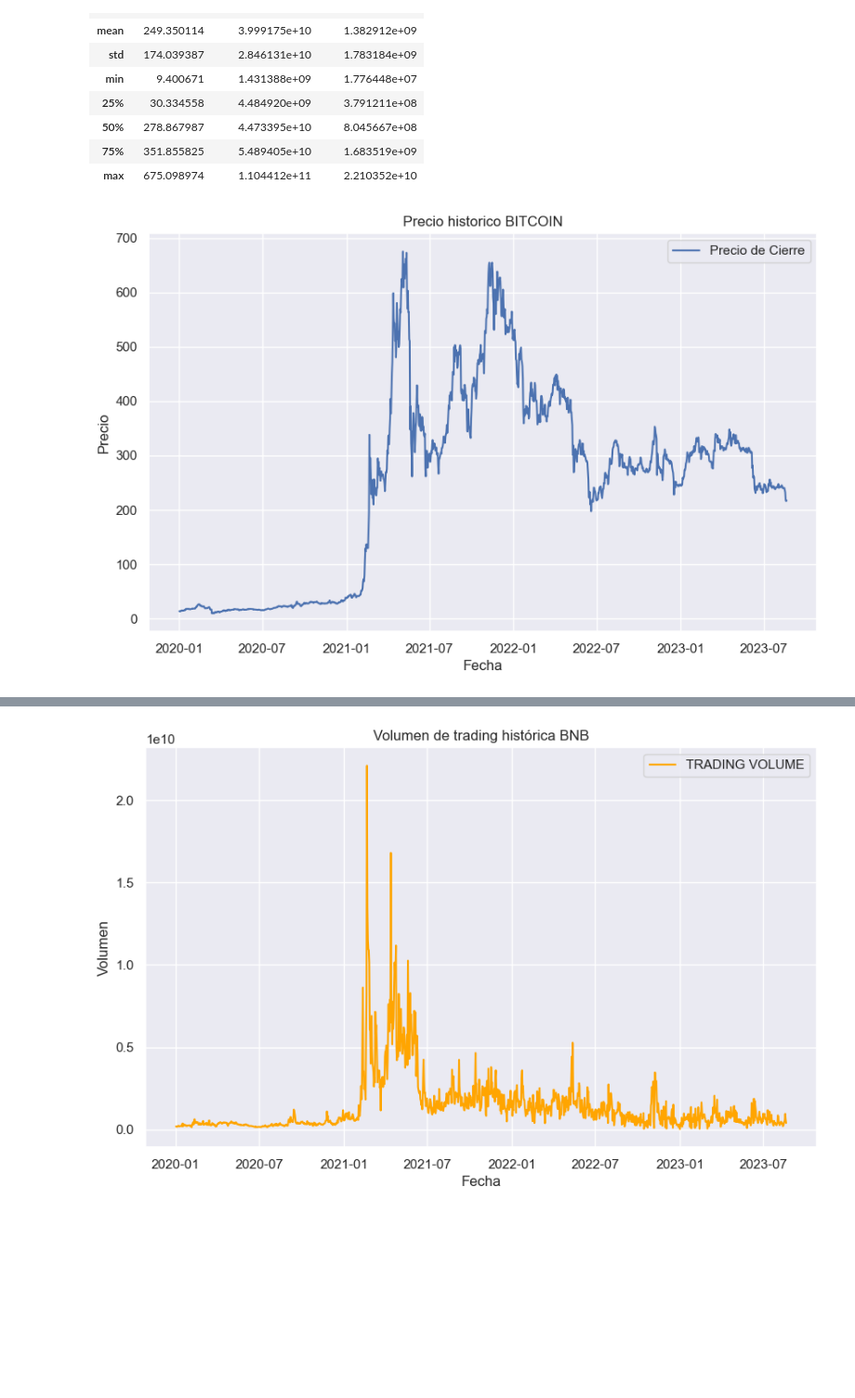
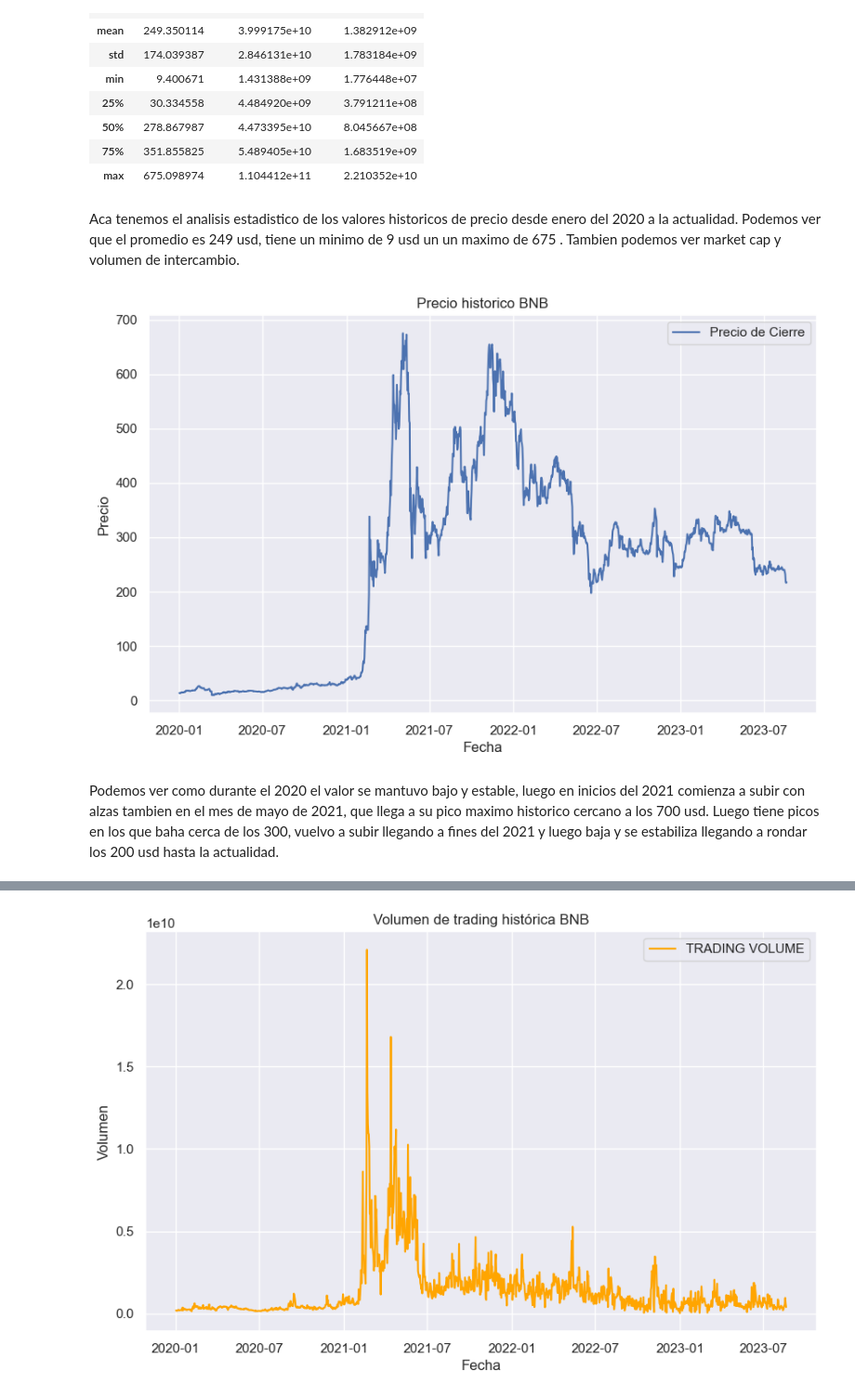
Before and after one commit to Constanzafl/Proyecto2_Data_Analytics, a Jupyter notebook: EDA/EDAbnb.ipynb, the cells around one changed output, grey strips where cells are left out. Shown at 93% size. Saved outputs shown, nothing was run; the diff lists cells and outputs as text; code cells hidden in the pictures; blank space fills up the shorter version.

```diff
--- a/EDA/EDAbnb.ipynb
+++ b/EDA/EDAbnb.ipynb
@@ -41,19 +43,23 @@ bnb.describe()
 | 50% | 278.867987 | 4.473395e+10 | 8.045667e+08 |
 | 75% | 351.855825 | 5.489405e+10 | 1.683519e+09 |
 | max | 675.098974 | 1.104412e+11 | 2.210352e+10 |
+# %% [markdown]
+Aca tenemos el analisis estadistico de los valores historicos de precio desde enero del 2020 a la actualidad. Podemos ver que el promedio es 249 usd, tiene un minimo de 9 usd un un maximo de 675 . Tambien podemos ver market cap y volumen de intercambio.
 # %%
 bnb['FECHAS']=pd.to_datetime(bnb['FECHAS'])
 # %%
 plt.figure(figsize=(10, 6))
 plt.plot(bnb['FECHAS'], bnb['PRECIO-usd'], label='Precio de Cierre')
-plt.title('Precio historico BITCOIN')
+plt.title('Precio historico BNB')
 plt.xlabel('Fecha')
 plt.ylabel('Precio')
 plt.legend()
 plt.grid(True)
 plt.show()
 # %% [output]
-[figure, old version]
+[figure, new version]
+# %% [markdown]
+Podemos ver como durante el 2020 el valor se mantuvo bajo y estable, luego en inicios del 2021 comienza a subir con alzas tambien en el mes de mayo de 2021, que llega a su pico maximo historico cercano a los 700 usd. Luego tiene picos en los que baha cerca de los 300, vuelvo a subir llegando a fines del 2021 y luego baja y se estabiliza llegando a rondar los 200 usd hasta la actualidad.
 # %%
 plt.figure(figsize=(10, 6))
 plt.plot(bnb['FECHAS'], bnb['MARKET_CAP-usd'], label='market cap', color='red')
```
Also changed, not shown: parts of 9 cells of this notebook, 3 other files.
